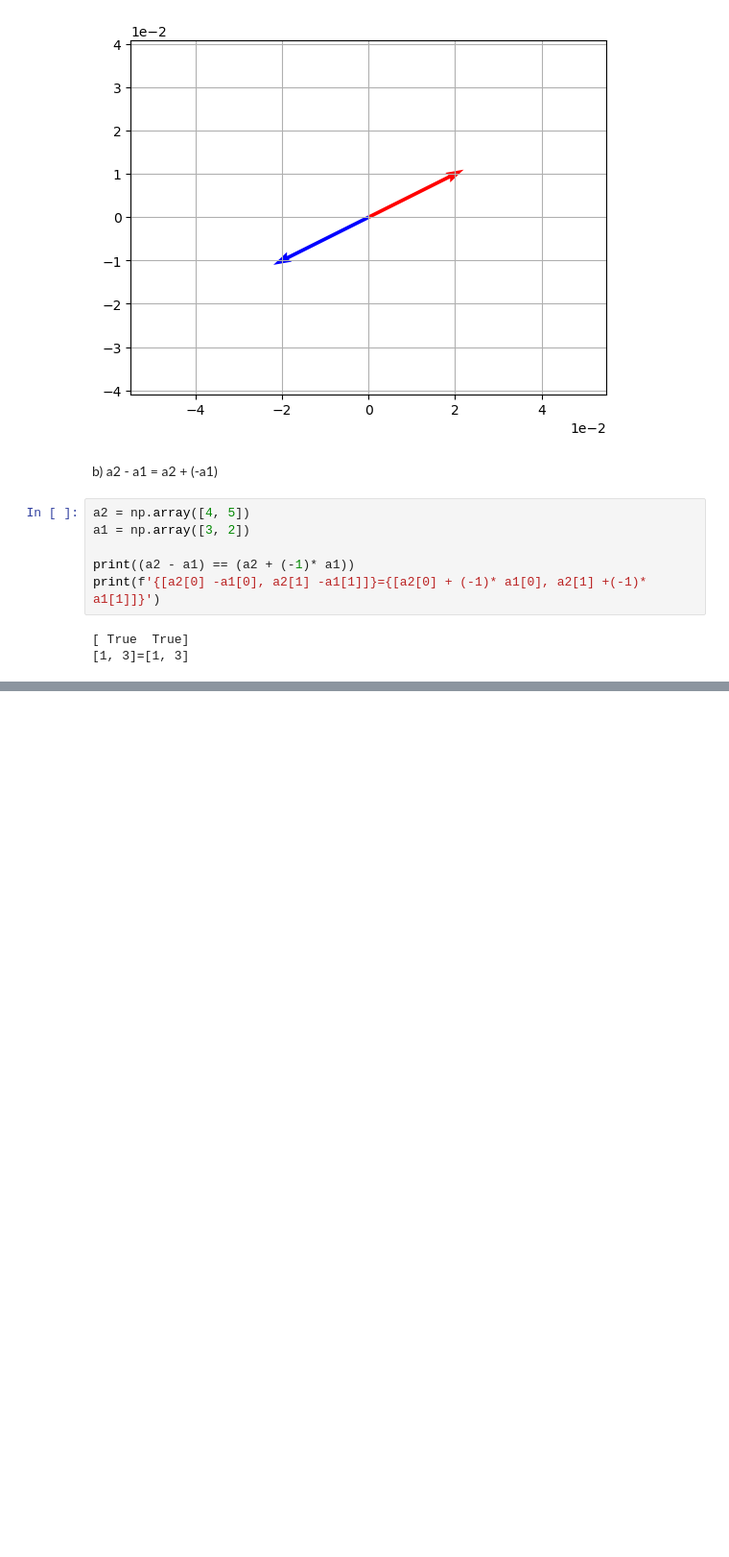
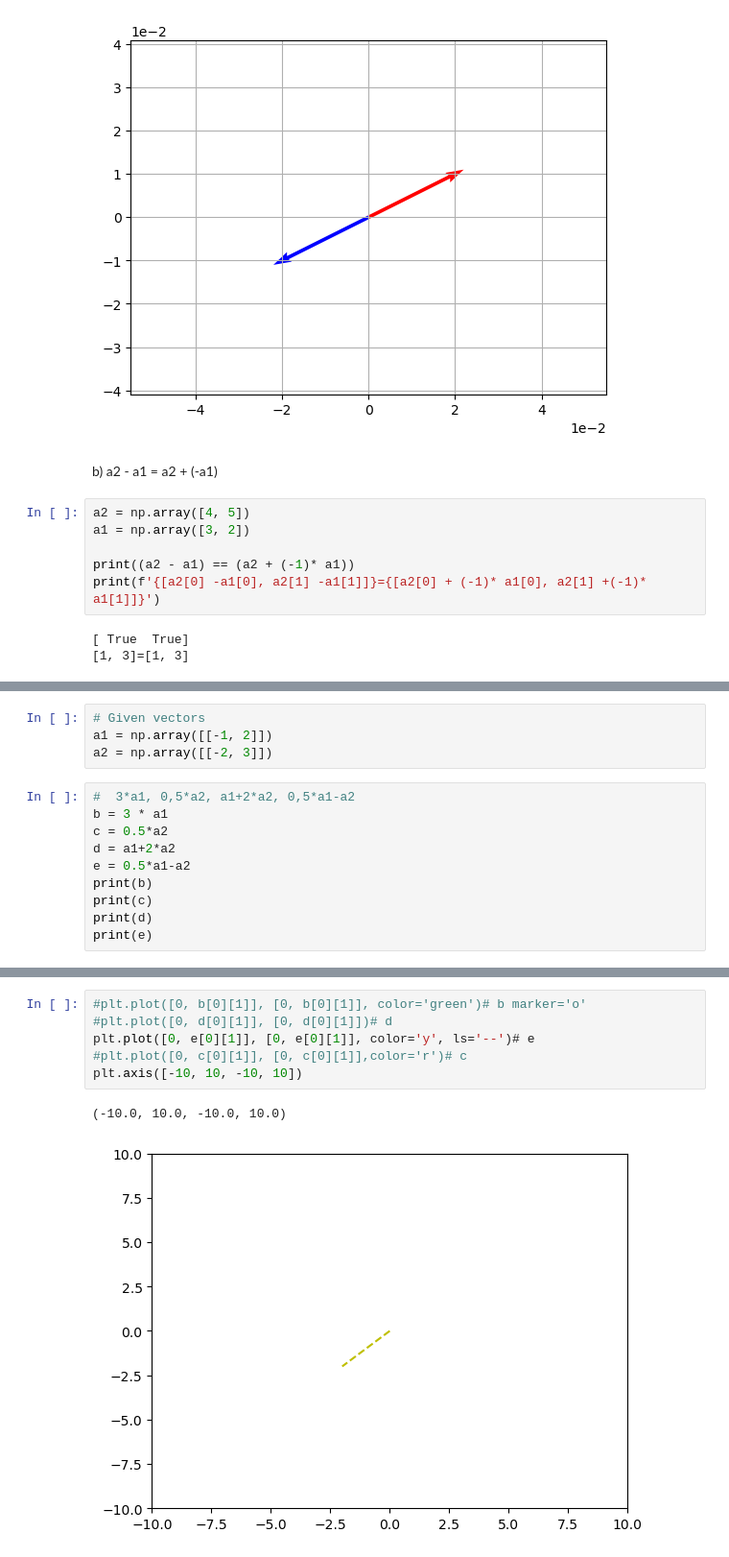
Before and after one commit to SENATOROVAI/python-Tatiana, a Jupyter notebook: Math/Demidovich.ipynb, the cells around one changed output, grey strips where cells are left out. Shown at 96% size. Saved outputs shown, nothing was run; the diff lists cells and outputs as text; blank space fills up the shorter version.

```diff
--- a/Math/Demidovich.ipynb
+++ b/Math/Demidovich.ipynb
@@ -204,0 +240,14 @@ print(f'{[a2[0] -a1[0], a2[1] -a1[1]]}={[a2[0] + (-1)* a1[0], a2[1] +(-1)* a1[1]
+# %%
+# Given vectors
+a1 = np.array([[-1, 2]])
+a2 = np.array([[-2, 3]])
+# %%
+#  3*a1, 0,5*a2, a1+2*a2, 0,5*a1-a2
+b = 3 * a1
+c = 0.5*a2
+d = a1+2*a2
+e = 0.5*a1-a2
+print(b)
+print(c)
+print(d)
+print(e)
@@ -204,0 +266,9 @@ print(f'{[a2[0] -a1[0], a2[1] -a1[1]]}={[a2[0] + (-1)* a1[0], a2[1] +(-1)* a1[1]
+# %%
+#plt.plot([0, b[0][1]], [0, b[0][1]], color='green')# b marker='o'
+#plt.plot([0, d[0][1]], [0, d[0][1]])# d
+plt.plot([0, e[0][1]], [0, e[0][1]], color='y', ls='--')# e
+#plt.plot([0, c[0][1]], [0, c[0][1]],color='r')# c
+plt.axis([-10, 10, -10, 10])
+# %% [output]
+(-10.0, 10.0, -10.0, 10.0)
+[figure, added]
```
Also changed, not shown: parts of 7 cells of this notebook, 2 other files.
